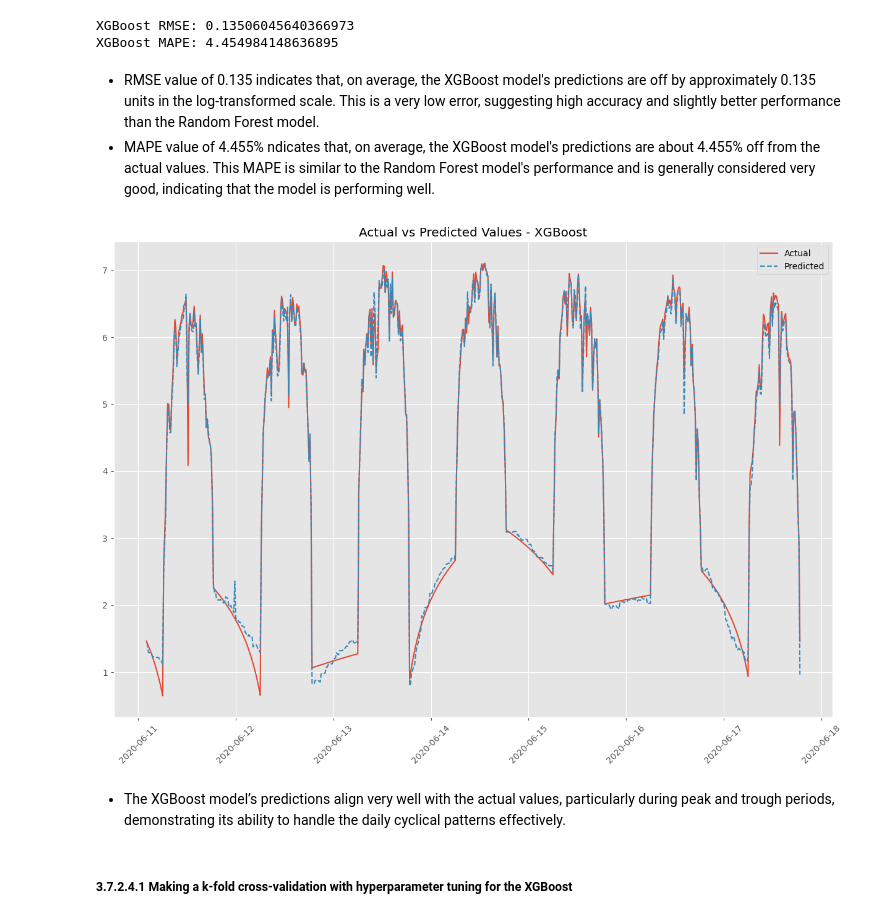
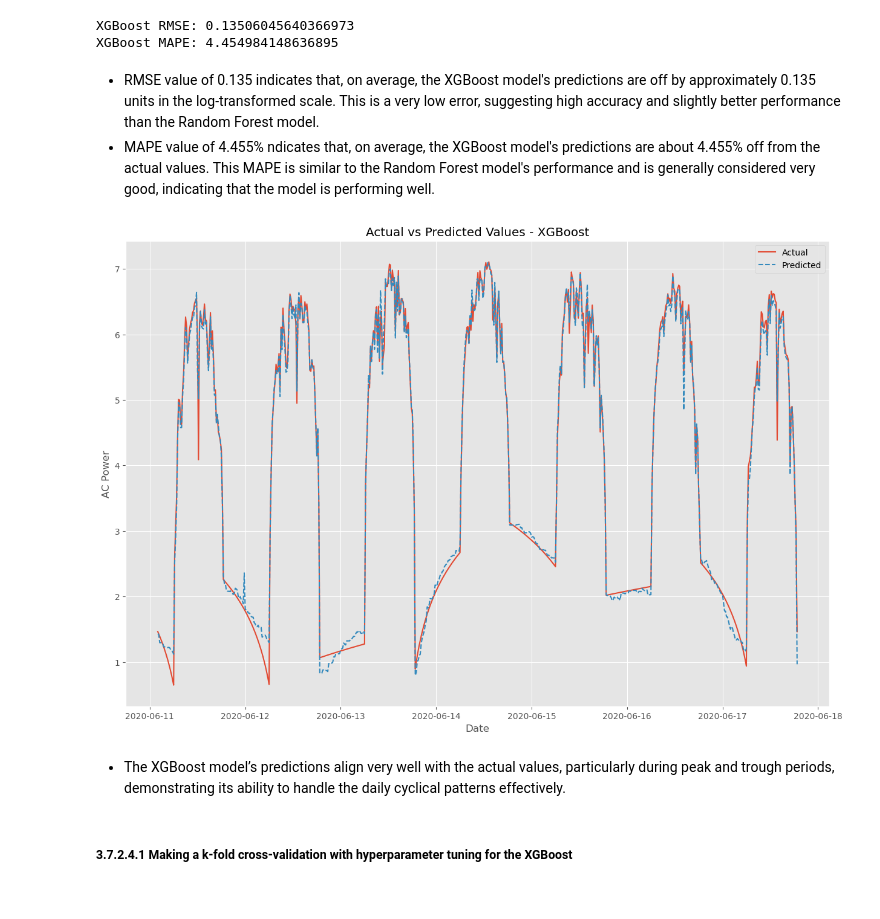
Before and after one commit to aysebsengul/Capstone_3_Predicting-Future-Solar-Energy-Generation-, a Jupyter notebook: 3_Pre-processing Work and Model.ipynb, the cells around one changed output. Cells and saved outputs as stored; diff of their text form; code cells hidden in the pictures.

```diff
--- a/3_Pre-processing Work and Model.ipynb
+++ b/3_Pre-processing Work and Model.ipynb
@@ -880,7 +917,7 @@ Random Forest Model Cross-Validation Results
 ##### 3.7.2.3.2 Fitting and Forecasting with Optimal Random Forest Parameters
 # %%
 # Initialize and train the Random Forest model with the best parameters
-best_rf_model = RandomForestRegressor(max_depth=20, max_features='log2',
+best_rf_model = RandomForestRegressor(max_features='sqrt',
                       n_estimators=300, random_state=42)
 best_rf_model.fit(X_train_scaled, y_train)
 
@@ -931,22 +980,23 @@ print(f"XGBoost MAPE: {mape}")
 # %% [output]
 XGBoost RMSE: 0.13506045640366973
 XGBoost MAPE: 4.454984148636895
-# %% [markdown]
-* RMSE value of 0.135 indicates that, on average, the XGBoost model's predictions are off by approximately 0.135 units in the log-transformed scale. This is a very low error, suggesting high accuracy and slightly better performance than the Random Forest model.
-* MAPE value of 4.455% ndicates that, on average, the XGBoost model's predictions are about 4.455% off from the actual values. This MAPE is similar to the Random Forest model's performance and is generally considered very good, indicating that the model is performing well.
+# %% [markdown]
+* RMSE value of 0.135 indicates that, on average, the XGBoost model's predictions are off by approximately 0.135 units in the log-transformed scale. This is a very low error, suggesting high accuracy and slightly better performance than the Random Forest model.
+* MAPE value of 4.455% ndicates that, on average, the XGBoost model's predictions are about 4.455% off from the actual values. This MAPE is similar to the Random Forest model's performance and is generally considered very good, indicating that the model is performing well.
 # %%
 # Plot the predictions against the actual values for XGBoost
 plt.figure(figsize=(15,10))
 plt.plot(y_test.index, y_test, label='Actual')
 plt.plot(y_test.index, y_pred_xgb, linestyle='dashed', label='Predicted')
 plt.title('Actual vs Predicted Values - XGBoost')
 plt.legend()
-plt.xticks(rotation=45)
+plt.xlabel('Date')
+plt.ylabel('AC Power')
 plt.show()
 # %% [output]
-[figure, old version]
+[figure, new version]
-# %% [markdown]
-* The XGBoost model’s predictions align very well with the actual values, particularly during peak and trough periods, demonstrating its ability to handle the daily cyclical patterns effectively.
+# %% [markdown]
+* The XGBoost model’s predictions align very well with the actual values, particularly during peak and trough periods, demonstrating its ability to handle the daily cyclical patterns effectively.
 # %% [markdown]
 <a id="XGboost-Tuning"></a>
 ##### 3.7.2.4.1 Making a k-fold cross-validation with hyperparameter tuning for the XGBoost
```
Also changed, not shown: parts of 48 cells of this notebook.
